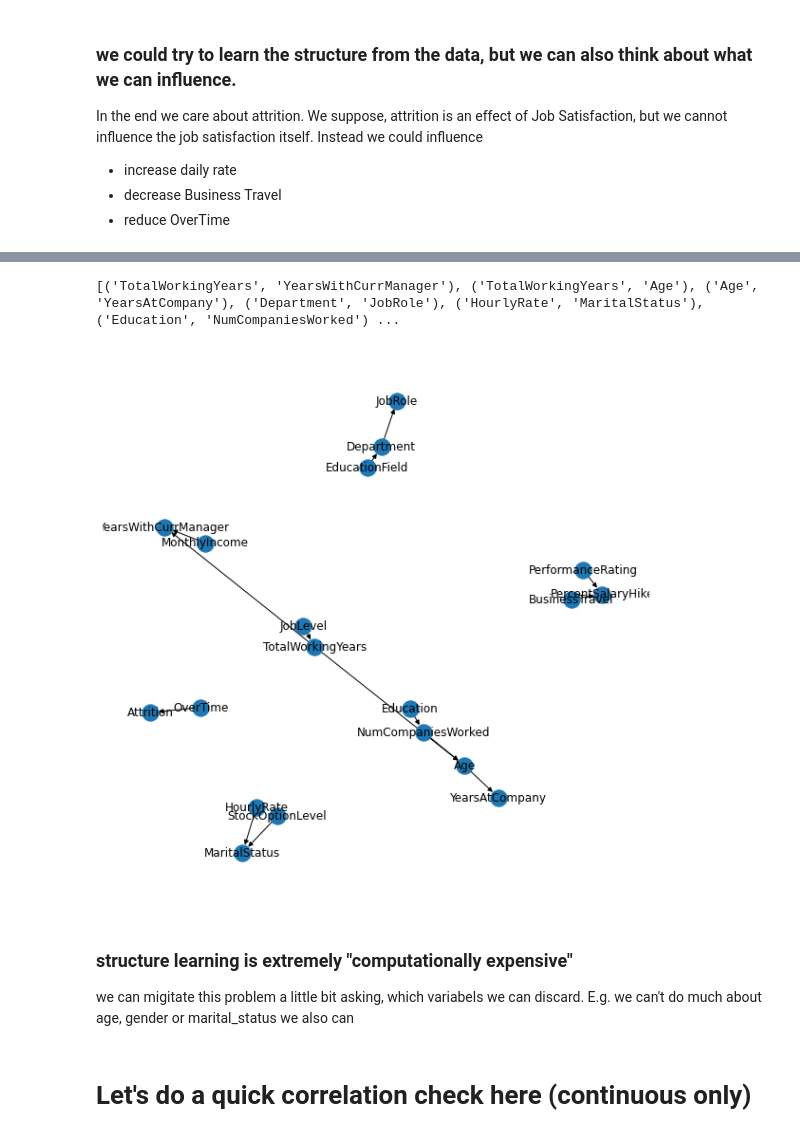
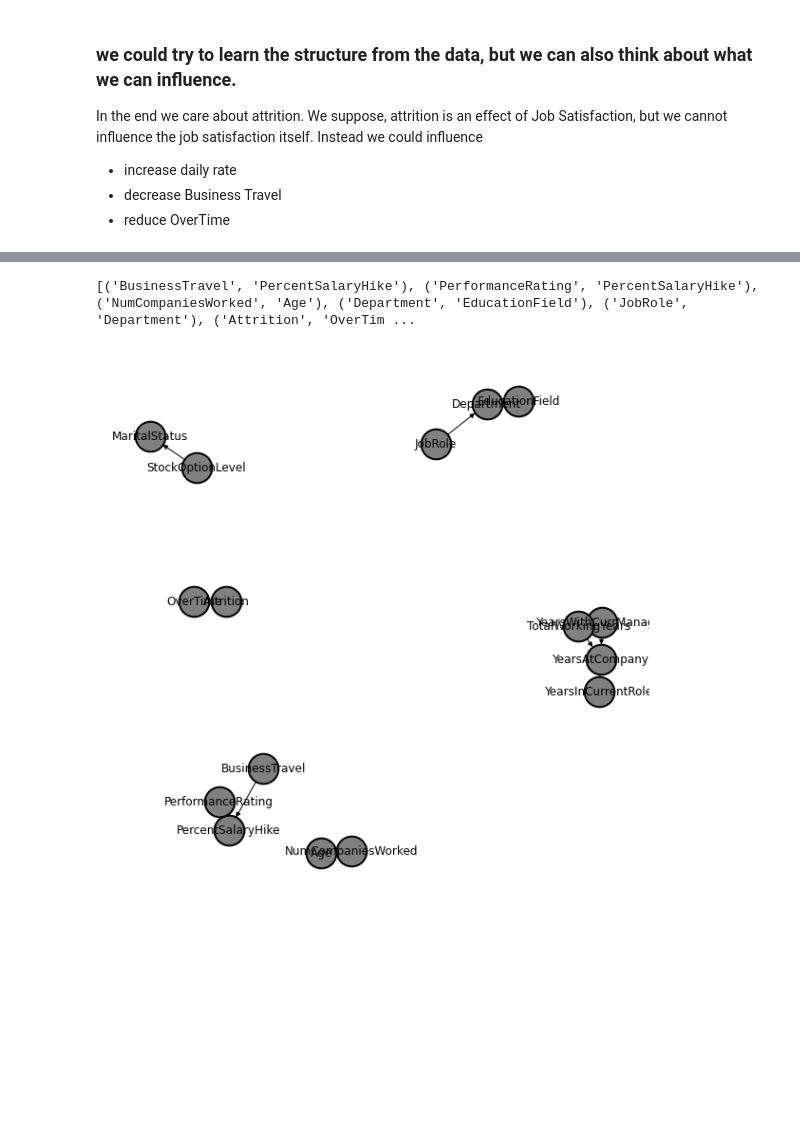
Before and after one commit to btelligent/CausalInferenceDemo, a Jupyter notebook: Structure Learning.ipynb, the cells around one changed output, grey strips where cells are left out. Drawn from its saved outputs; the diff is of its cells as text; code cells hidden in the pictures; blank space fills up the shorter version.

Commit message:
Cleanup Structure Learning Notebook

```diff
--- a/Structure Learning.ipynb
+++ b/Structure Learning.ipynb
@@ -87,7 +42,3 @@ Instead we could influence
 * increase daily rate
 * decrease Business Travel
 * reduce OverTime
-# %%
-import pgmpy.models
-model = pgmpy.models.BayesianModel([("BusinessTravel", "JobSatisfaction", )])
-model.fit(data)
@@ -118,18 +59,21 @@ estimated_model = est.estimate(variant='orig', max_cond_vars=4)
 # %%
 print(estimated_model.edges)
 # %% [output]
-[('TotalWorkingYears', 'YearsWithCurrManager'), ('TotalWorkingYears', 'Age'), ('Age', 'YearsAtCompany'), ('Department', 'JobRole'), ('HourlyRate', 'MaritalStatus'), ('Education', 'NumCompaniesWorked') ...
+[('BusinessTravel', 'PercentSalaryHike'), ('PerformanceRating', 'PercentSalaryHike'), ('NumCompaniesWorked', 'Age'), ('Department', 'EducationField'), ('JobRole', 'Department'), ('Attrition', 'OverTim ...
 # %%
 import networkx as nx
 import matplotlib.pyplot as plt
 
 G = nx.MultiDiGraph()
 
 G.add_edges_from(
     estimated_model.edges
 )
 
 plt.figure(figsize=(8,8))
-nx.draw(G, with_labels = True)#connectionstyle='arc3, rad = 0.1',)
+nx.draw(G, with_labels = True, node_size=1000, node_color="grey", linewidths=2)
+
+ax = plt.gca() # to get the current axis
+ax.collections[0].set_edgecolor("#000000")
 # %% [output]
-[figure, old version]
+[figure, new version]
@@ -142,4 +79,0 @@ estimated_model = est.estimate(scoring_method=scoring_method, max_indegree=4, ma
-# %% [markdown]
-### structure learning is extremely "computationally expensive"
-we can migitate this problem a little bit asking, which variabels we can discard. E.g. we can't do much about age, gender or marital_status
-we also can
@@ -161,2 +79,0 @@ variables_to_ignore = [
-# %% [markdown]
-# Let's do a quick correlation check here (continuous only)
```
Also changed, not shown: parts of 13 cells of this notebook.
